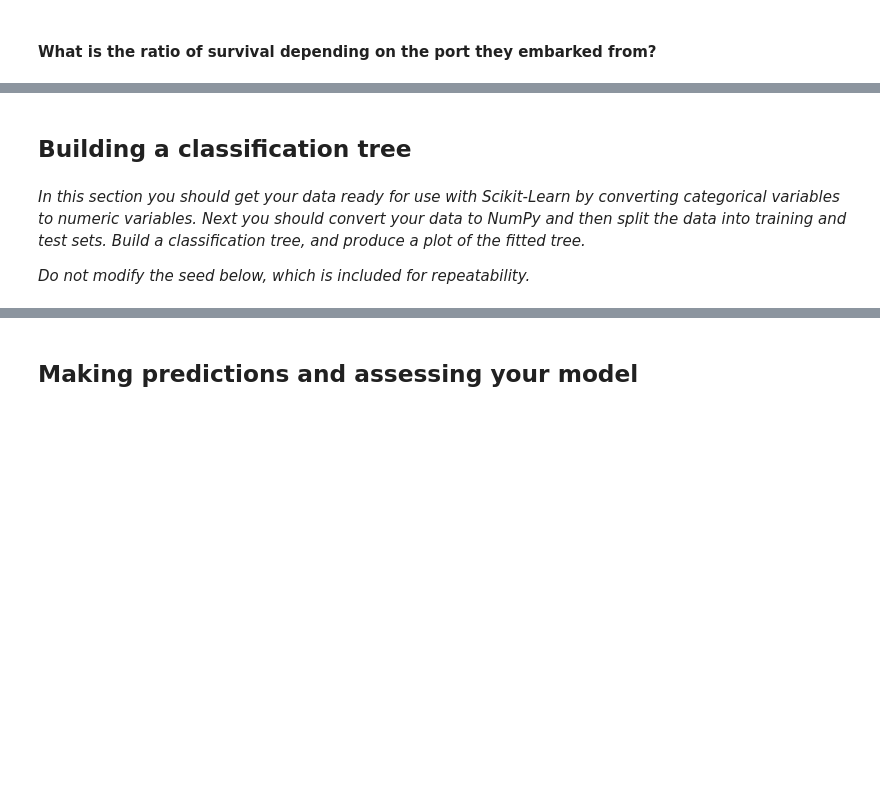
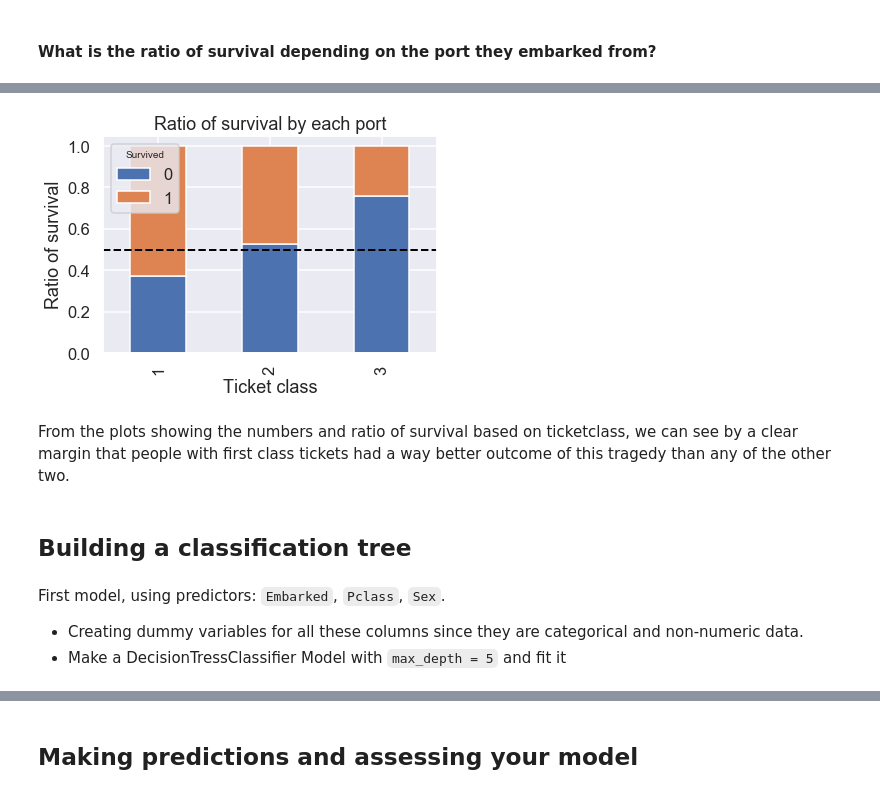
Before and after one commit to Certinax/cst383-data-science, a Jupyter notebook: Homework11/titanic.ipynb, the cells around one changed output, grey strips where cells are left out. Drawn from its saved outputs; the diff is of its cells as text; code cells hidden in the pictures; blank space fills up the shorter version.

```diff
--- a/Homework11/titanic.ipynb
+++ b/Homework11/titanic.ipynb
@@ -186,8 +214,24 @@ plt.show()
+# %%
+def percClass(x):
+    return x.groupby("Survived").size()/x["Pclass"].shape[0]
+
+
+class_surv = pd.DataFrame(df.groupby("Pclass").apply(percClass))
+ax = class_surv.plot.bar(stacked=True);
+ax.set_title("Ratio of survival by each port")
+ax.set_xlabel("Ticket class")
+ax.set_ylabel("Ratio of survival")
+ax.axhline(y=0.5, xmin=0, xmax=1, color='black', linestyle='--', lw=2)
+plt.show()
+# %% [output]
+[figure, added]
+# %% [markdown]
+From the plots showing the numbers and ratio of survival based on ticketclass, we can see by a clear margin that people with first class tickets had a way better outcome of this tragedy than any of the other two.
 # %% [markdown]
 ## Building a classification tree
-# %% [markdown]
-_In this section you should get your data ready for use with Scikit-Learn by converting categorical variables to numeric variables.  Next you should convert your data to NumPy and then split the data into training and test sets.  Build a classification tree, and produce a plot of the fitted tree._
-
-_Do not modify the seed below, which is included for repeatability._
 # %%
 np.random.seed(123)
+# %% [markdown]
+First model, using predictors: `Embarked`, `Pclass`, `Sex`.
+- Creating dummy variables for all these columns since they are categorical and non-numeric data.
+- Make a DecisionTressClassifier Model with `max_depth = 5` and fit it
```
Also changed, not shown: parts of 67 cells of this notebook, 17 other files.
